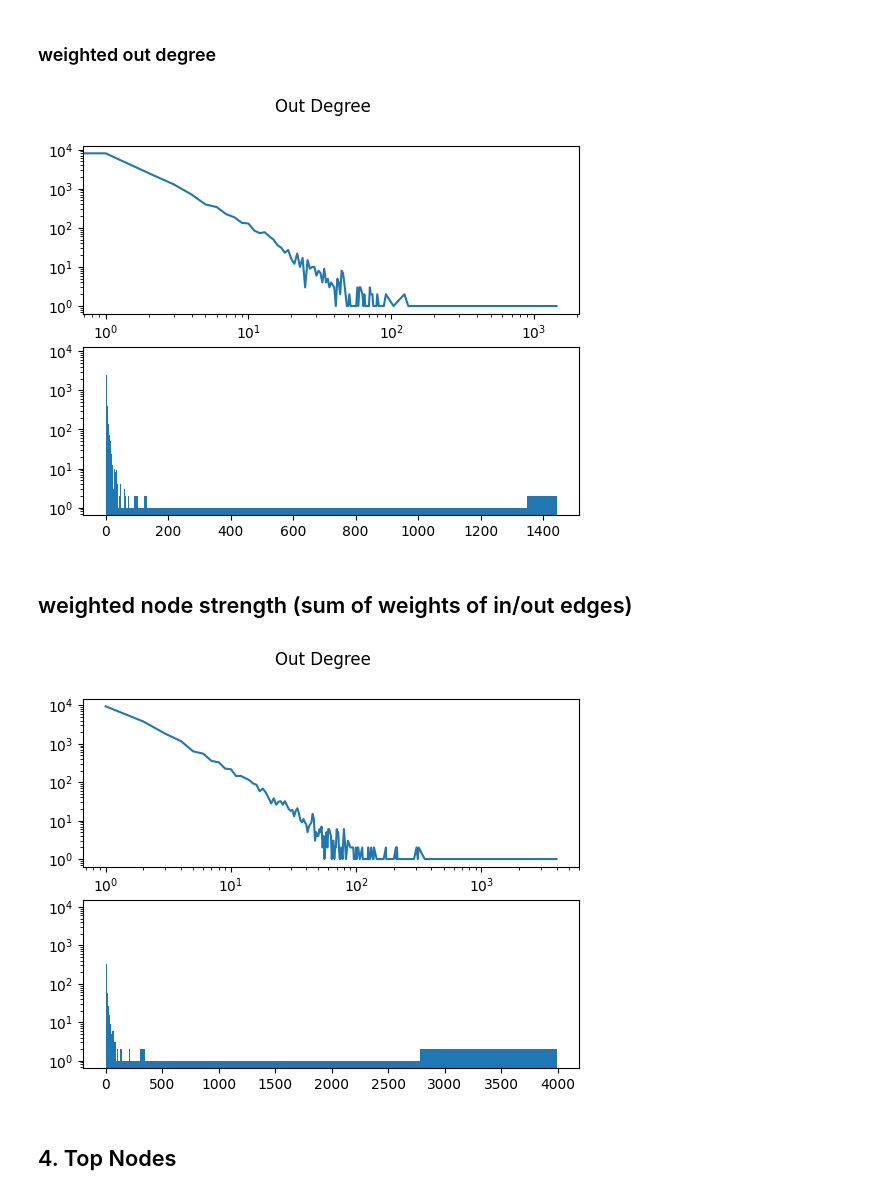
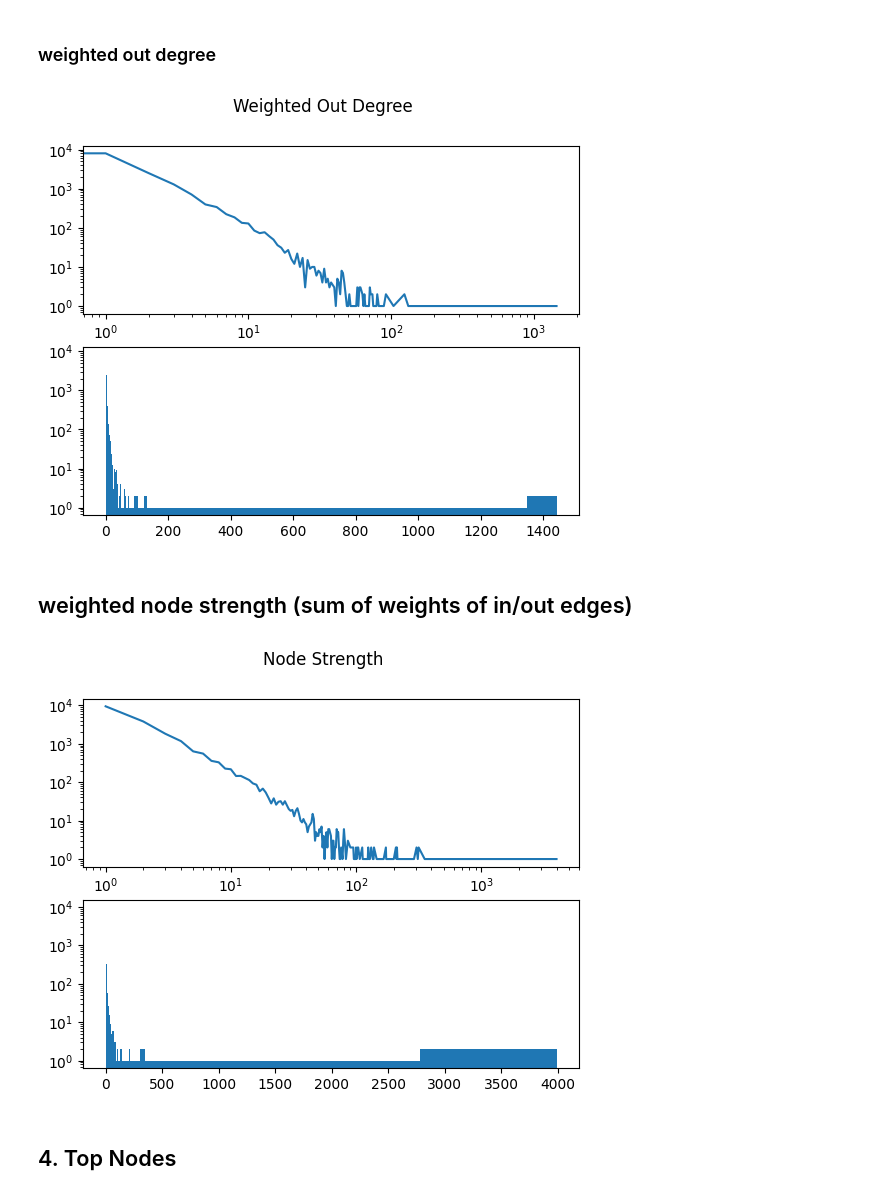
Before and after one commit to softrebel/sna-telegram-dollar, a Jupyter notebook: main.ipynb, the cells around one changed output. Saved outputs shown, nothing was run; the diff lists cells and outputs as text; code cells hidden in the pictures.

```diff
--- a/main.ipynb
+++ b/main.ipynb
@@ -299,29 +240,31 @@ fig.show()
 # %% [markdown]
 ### weighted out degree
 # %%
+# توزیع درجه وزن دار خروجی
 degree_sequence = sorted([d for n, d in out_degree], reverse=False)
 degreeCount = Counter(degree_sequence)
 deg, cnt = zip(*degreeCount.items())
 fig, axs = plt.subplots(2)
-fig.suptitle("Out Degree")
+fig.suptitle("Weighted Out Degree")
 axs[0].loglog(deg, cnt,)
 axs[1].hist(deg,deg,weights=cnt,log=True)
 fig.show()
 # %% [output]
-[figure, old version]
+[figure, new version]
 # %% [markdown]
 ## weighted node strength (sum of weights of in/out edges)
 # %%
+# توزیع قوت گره
 degree_sequence = sorted([d for n, d in degree], reverse=False)
 degreeCount = Counter(degree_sequence)
 deg, cnt = zip(*degreeCount.items())
 fig, axs = plt.subplots(2)
-fig.suptitle("Out Degree")
+fig.suptitle("Node Strength")
 axs[0].loglog(deg, cnt,)
 axs[1].hist(deg,deg,weights=cnt,log=True)
 fig.show()
 # %% [output]
-[figure, old version]
+[figure, new version]
 # %% [markdown]
 ## 4. Top Nodes
 # %%
```
Also changed, not shown: parts of 38 cells of this notebook, 1 other file.
